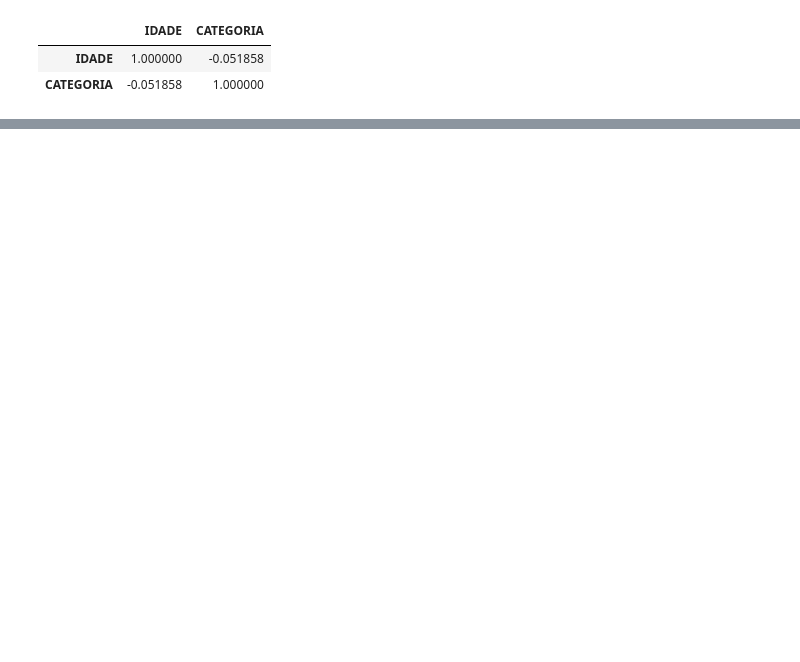
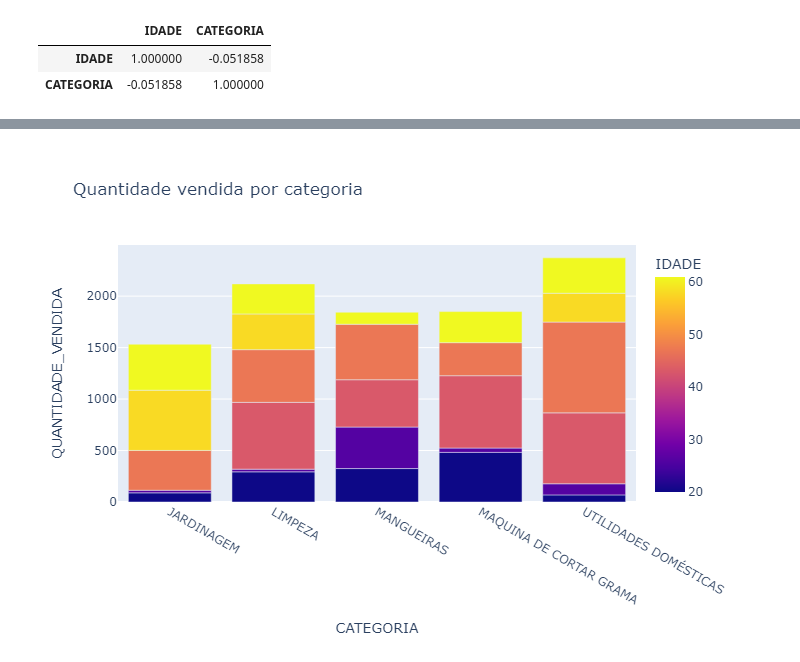
Before and after one commit to RafaelAguida/Desafio-Manchester_Investimentos, a Jupyter notebook: Desafio Manchester.ipynb, the cells around one changed output, grey strips where cells are left out. Drawn from its saved outputs; the diff is of its cells as text; code cells hidden in the pictures; blank space fills up the shorter version.

```diff
--- a/Desafio Manchester.ipynb
+++ b/Desafio Manchester.ipynb
@@ -91,11 +90,9 @@ correlacao.corr()
 | IDADE | 1.000000 | -0.051858 |
 | CATEGORIA | -0.051858 | 1.000000 |
 # %%
-
 resp5 = data_base.groupby(['IDADE', 'CATEGORIA'])['QUANTIDADE_VENDIDA'].sum().reset_index()
-
-r5 = px.bar(resp5, x='CATEGORIA', y='QUANTIDADE_VENDIDA', color='IDADE')
-r5.show()
+r5 = px.bar(resp5, x='CATEGORIA', y='QUANTIDADE_VENDIDA', color='IDADE', title = 'Quantidade vendida por categoria')
+r5.show('png')
 
 # Resposta 5:
 # O que chama mais atenção, são os clientes com idade entre 45 e 50 anos, esse grupo compra mais utilidades domésticas.
@@ -111,0 +108 @@ r5.show()
+[figure, added]
```
Also changed, not shown: parts of 6 cells of this notebook.
